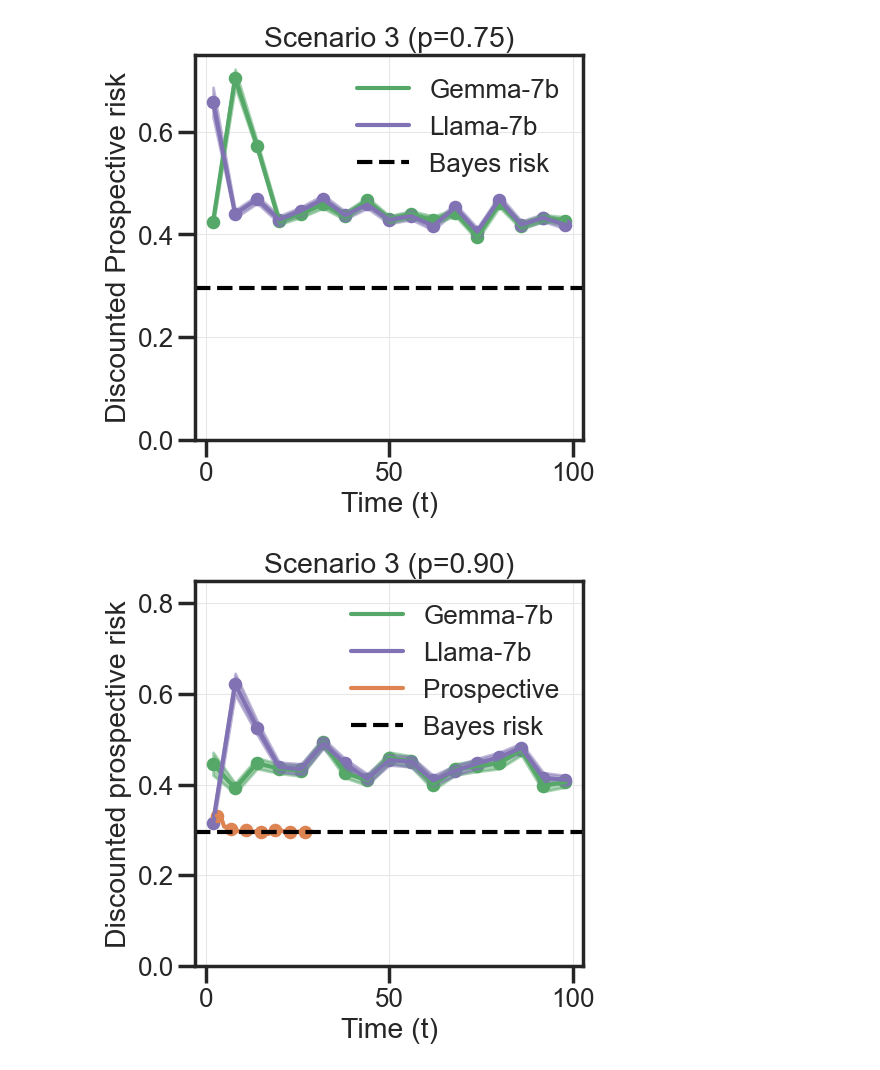
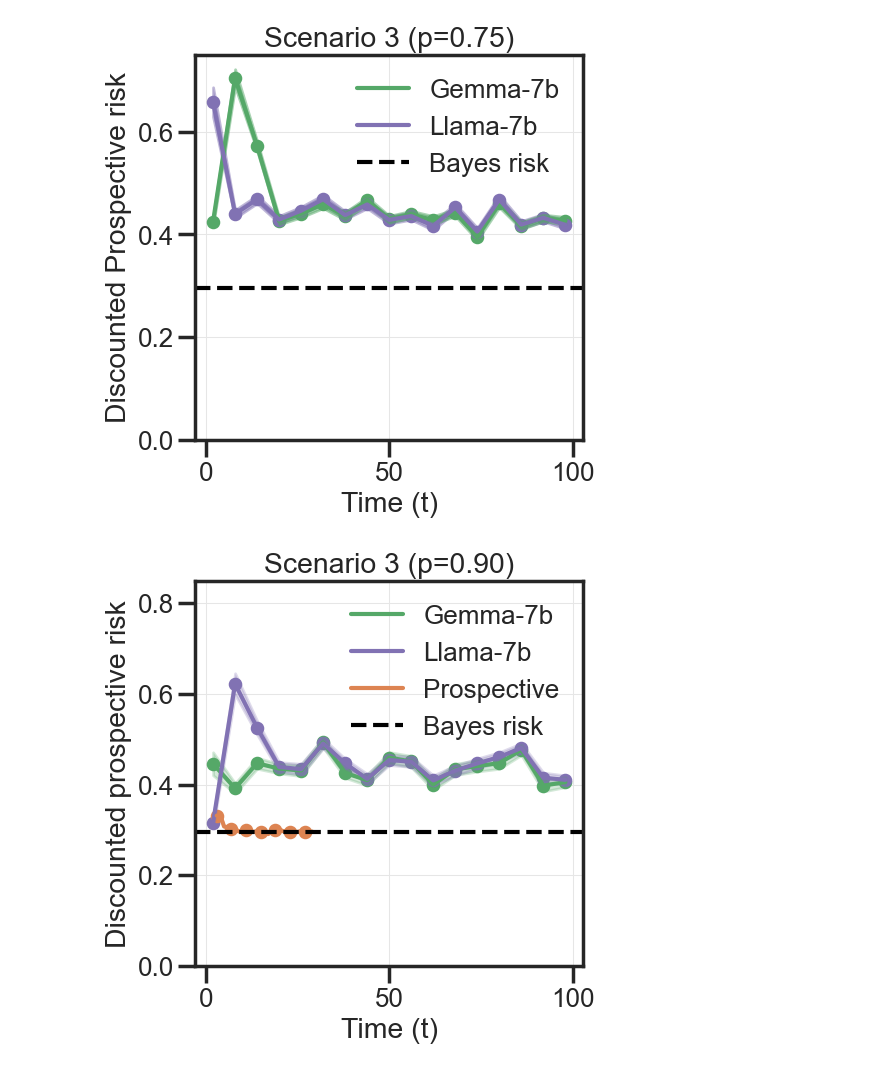
Before and after one commit to YuxinB/ProL, a Jupyter notebook: llm/notebooks/llm_prob.ipynb, the cells around one changed output. Saved outputs shown, nothing was run; the diff lists cells and outputs as text; code cells hidden in the pictures.

```diff
--- a/llm/notebooks/llm_prob.ipynb
+++ b/llm/notebooks/llm_prob.ipynb
@@ -321,34 +339,34 @@ std = np.nanstd(gemma_s3, axis=1)[:, 1] / np.sqrt(100.0)
 mean_l = llama_s3.mean(1)[:, 1] * 2
 std_l = llama_s3.std(1)[:, 1] / np.sqrt(100.0)
 
 plt.figure(figsize=(5, 5))
 plt.plot(perf[:, 0], perf[:, 1] * 2)
 plt.plot(perf[:, 0], llama_s3.mean(1)[:, 1] * 2)
 plt.plot(mle_x, mean_mle)
 
 plt.axhline(y=0.296, color='black', linestyle='--')
 
 plt.scatter(perf[:, 0], perf[:, 1]* 2, s=60)
 plt.scatter(perf[:, 0], llama_s3.mean(1)[:, 1]*2, s=60)
 plt.scatter(mle_x[::4], mean_mle[::4], s=60)
 
 
-plt.fill_between(perf[:, 0], mean - std, mean + std, alpha=0.5, color='C0')
-plt.fill_between(perf[:, 0], mean_l - std_l, mean_l + std_l, alpha=0.5, color='C1')
-plt.fill_between(mle_x, mean_mle - std_mle, mean_mle + std_mle, alpha=0.5, color='C2')
+plt.fill_between(perf[:, 0], mean - std, mean + std, alpha=0.25, color='C0')
+plt.fill_between(perf[:, 0], mean_l - std_l, mean_l + std_l, alpha=0.25, color='C1')
+plt.fill_between(mle_x, mean_mle - std_mle, mean_mle + std_mle, alpha=0.25, color='C2')
 
 
 plt.ylim([0, 0.85])
 
 plt.title("Scenario 3 (p=0.90)")
 plt.xlabel("Time (t)")
 plt.ylabel("Discounted prospective risk")
 plt.legend(["Gemma-7b", "Llama-7b", 'Prospective', 'Bayes risk'], loc='upper right')
 
 plt.savefig("../figures/jun9/scenario3_p90.pdf", bbox_inches="tight")
 plt.savefig("../figures/jun9/scenario3_p90.svg", bbox_inches="tight")
 
 
 plt.show()
 # %% [output]
-[figure, old version]
+[figure, new version]
```
Also changed, not shown: parts of 9 cells of this notebook, 10 other files.
